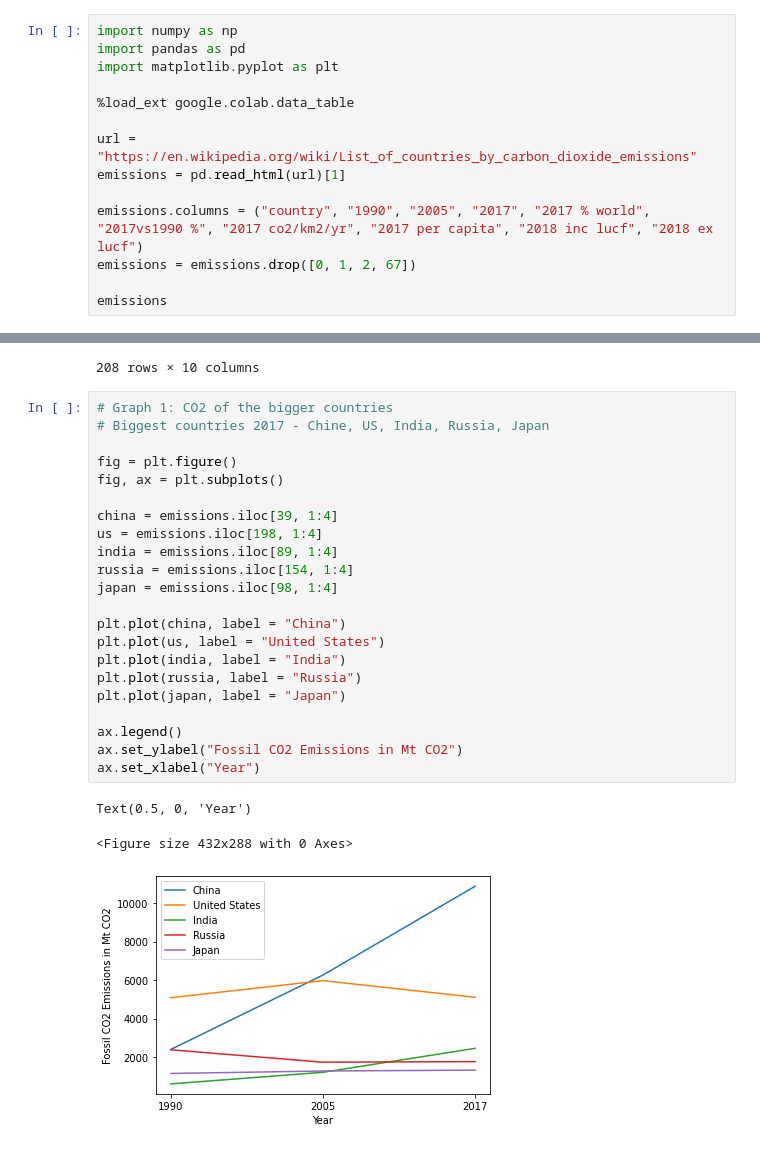
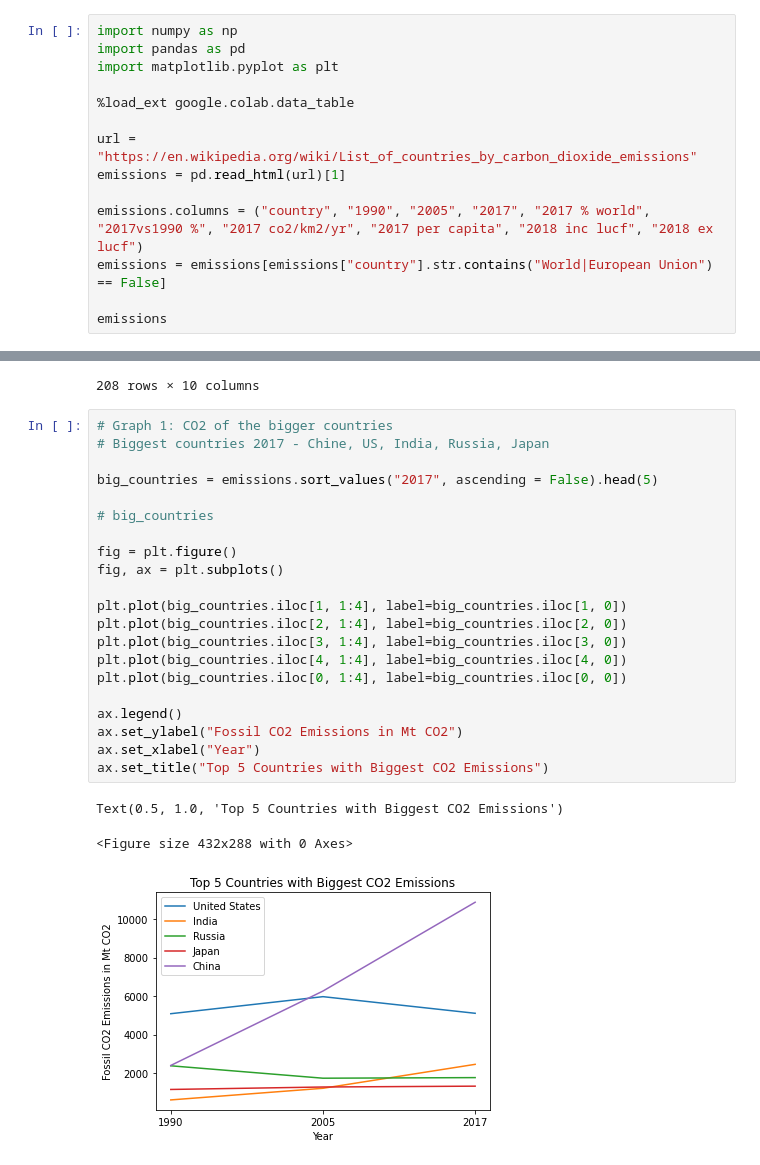
Before and after one commit to imlilalex/WincGlobalC02EmissionsAssignment, a Jupyter notebook: Winc_Module_4_Assignment_Global_CO2_Emissions.ipynb, the cells around one changed output, grey strips where cells are left out. Cells and saved outputs as stored; diff of their text form.

```diff
--- a/Winc_Module_4_Assignment_Global_CO2_Emissions.ipynb
+++ b/Winc_Module_4_Assignment_Global_CO2_Emissions.ipynb
@@ -11,7 +11,7 @@ url = "https://en.wikipedia.org/wiki/List_of_countries_by_carbon_dioxide_emissio
 emissions = pd.read_html(url)[1]
 
 emissions.columns = ("country", "1990", "2005", "2017", "2017 % world", "2017vs1990 %", "2017 co2/km2/yr", "2017 per capita", "2018 inc lucf", "2018 ex lucf")
-emissions = emissions.drop([0, 1, 2, 67])
+emissions = emissions[emissions["country"].str.contains("World|European Union") == False]
 
 emissions
 # %% [output]
@@ -33,29 +33,28 @@ The google.colab.data_table extension is already loaded. To reload it, use:
 # %%
 # Graph 1: CO2 of the bigger countries
 # Biggest countries 2017 - Chine, US, India, Russia, Japan
 
+big_countries = emissions.sort_values("2017", ascending = False).head(5)
+
+# big_countries
+
 fig = plt.figure()
 fig, ax = plt.subplots()
 
-china = emissions.iloc[39, 1:4]
-us = emissions.iloc[198, 1:4]
-india = emissions.iloc[89, 1:4]
-russia = emissions.iloc[154, 1:4]
-japan = emissions.iloc[98, 1:4]
-
-plt.plot(china, label = "China")
-plt.plot(us, label = "United States")
-plt.plot(india, label = "India")
-plt.plot(russia, label = "Russia")
-plt.plot(japan, label = "Japan")
+plt.plot(big_countries.iloc[1, 1:4], label=big_countries.iloc[1, 0])
+plt.plot(big_countries.iloc[2, 1:4], label=big_countries.iloc[2, 0])
+plt.plot(big_countries.iloc[3, 1:4], label=big_countries.iloc[3, 0])
+plt.plot(big_countries.iloc[4, 1:4], label=big_countries.iloc[4, 0])
+plt.plot(big_countries.iloc[0, 1:4], label=big_countries.iloc[0, 0])
 
 ax.legend()
 ax.set_ylabel("Fossil CO2 Emissions in Mt CO2")
 ax.set_xlabel("Year")
+ax.set_title("Top 5 Countries with Biggest CO2 Emissions")
 # %% [output]
-Text(0.5, 0, 'Year')
+Text(0.5, 1.0, 'Top 5 Countries with Biggest CO2 Emissions')
 <Figure size 432x288 with 0 Axes>
-[figure, old version]
+[figure, new version]
 # %%
 # Graph 2: worst and best changers
 # Low = Armenia, Moldova, Ukraine
```
Also changed, not shown: parts of 2 cells of this notebook.
